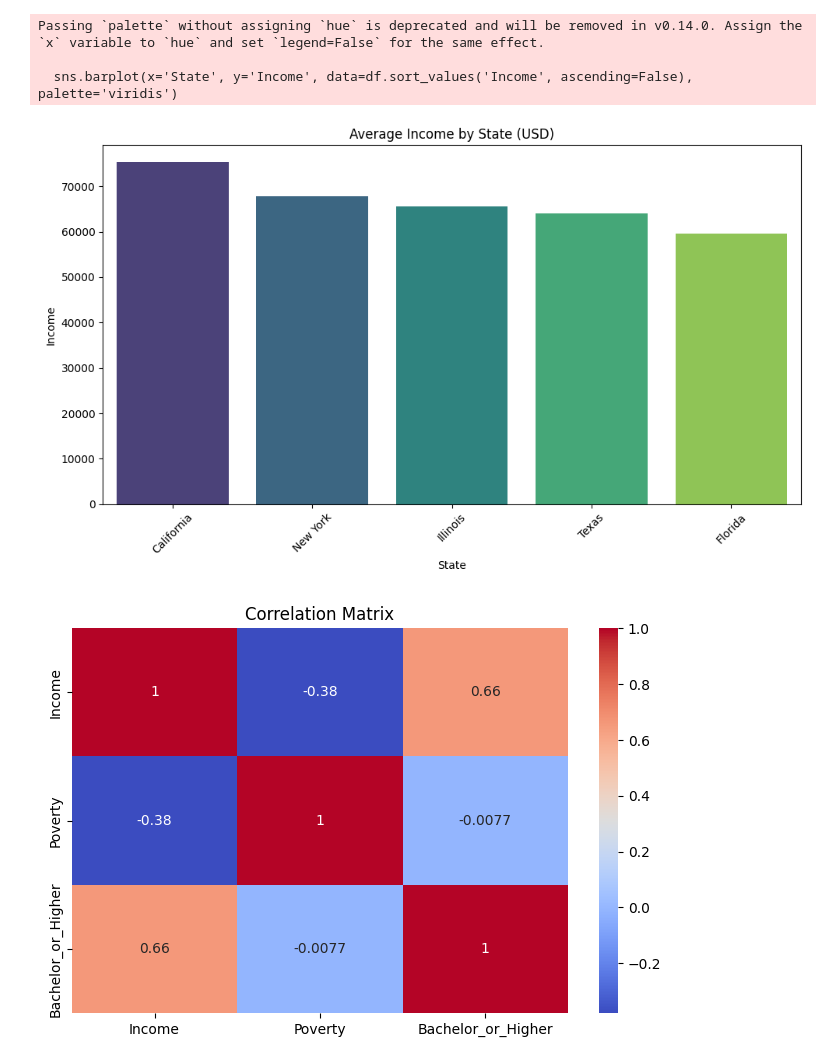
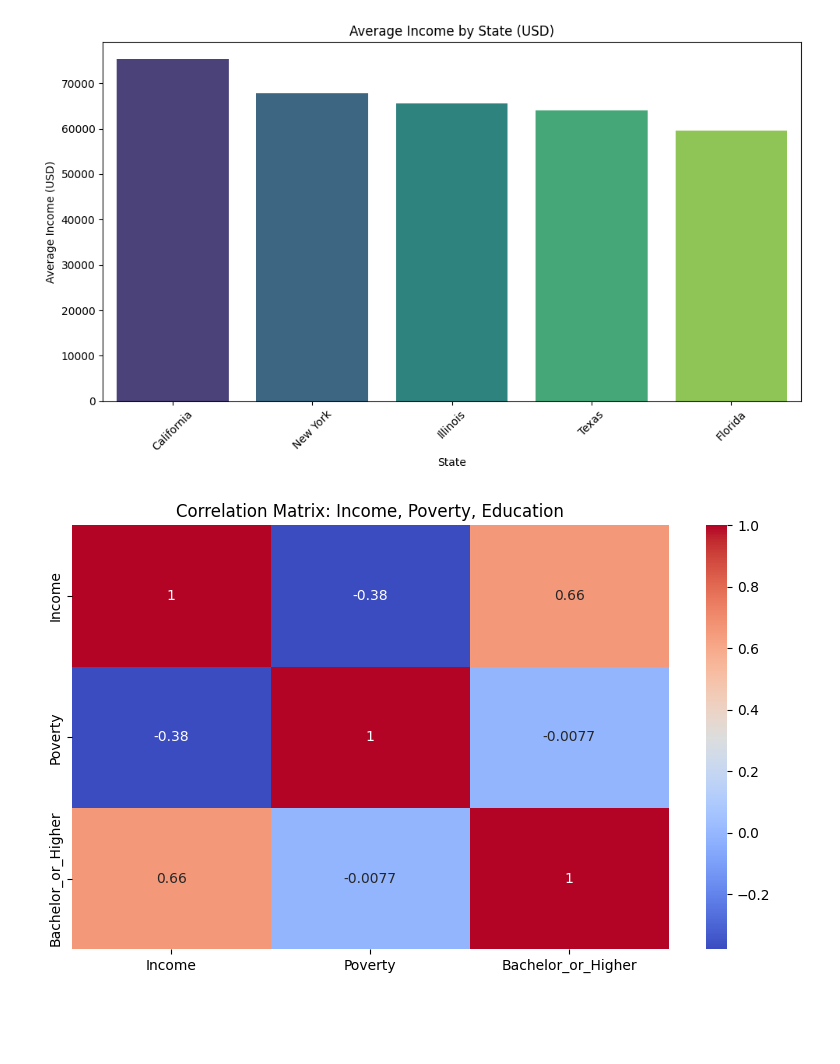
Before and after one commit to EduardoRosaTech/US-Census-Data-Analysis, a Jupyter notebook: US_Census_Data_Analysis.ipynb, the cells around one changed output. Drawn from its saved outputs; the diff is of its cells as text; code cells hidden in the pictures; blank space fills up the shorter version.

```diff
--- a/US_Census_Data_Analysis.ipynb
+++ b/US_Census_Data_Analysis.ipynb
@@ -5,52 +5,58 @@ import pandas as pd
 import matplotlib.pyplot as plt
 import seaborn as sns
 
-# Load data
+# Load dataset (adjust path if necessary)
 df = pd.read_csv('/content/us_census.csv')
 
-# Preview
-df.head()
-
-# Clean column names
+# Strip column names and check data
 df.columns = df.columns.str.strip()
-
-# Basic info
 print(df.info())
 print(df.describe())
 
-# Plot: Average income per state
+# 📊 Plot 1: Average income by state
 plt.figure(figsize=(10,6))
-sns.barplot(x='State', y='Income', data=df.sort_values('Income', ascending=False), palette='viridis')
+sns.barplot(
+    x='State',
+    y='Income',
+    data=df.sort_values('Income', ascending=False),
+    palette='viridis',
+    hue='State',      # Required to use palette
+    legend=False      # Avoid duplicate legend
+)
 plt.title('Average Income by State (USD)')
+plt.xlabel('State')
+plt.ylabel('Average Income (USD)')
 plt.xticks(rotation=45)
 plt.tight_layout()
 plt.show()
 
-# Correlation heatmap
+# 📊 Plot 2: Correlation heatmap between key variables
 plt.figure(figsize=(8,5))
-sns.heatmap(df[['Income', 'Poverty', 'Bachelor_or_Higher']].corr(), annot=True, cmap='coolwarm')
-plt.title('Correlation Matrix')
+sns.heatmap(
+    df[['Income', 'Poverty', 'Bachelor_or_Higher']].corr(),
+    annot=True,
+    cmap='coolwarm'
+)
+plt.title('Correlation Matrix: Income, Poverty, Education')
+plt.tight_layout()
 plt.show()
 # %% [output]
 <class 'pandas.core.frame.DataFrame'>
 RangeIndex: 5 entries, 0 to 4
 Data columns (total 5 columns):
  #   Column              Non-Null Count  Dtype
 ---  ------              --------------  -----
  0   State               5 non-null      object
  1   Income              5 non-null      int64
  2   Population          5 non-null      int64
  3   Poverty             5 non-null      float64
  4   Bachelor_or_Higher  5 non-null      float64
 dtypes: float64(2), int64(2), object(1)
 memory usage: 332.0+ bytes
 ... (6 lines left out)
 25%    64034.000000  2.020125e+07  12.300000           30.700000
 50%    65536.000000  2.153819e+07  13.200000           34.000000
 75%    67844.000000  2.914550e+07  13.600000           34.700000
 max    75277.000000  3.953822e+07  13.900000           37.500000
-Passing `palette` without assigning `hue` is deprecated and will be removed in v0.14.0. Assign the `x` variable to `hue` and set `legend=False` for the same effect.
-
-  sns.barplot(x='State', y='Income', data=df.sort_values('Income', ascending=False), palette='viridis')
-[figure, old version]
+[figure, new version]
-[figure, old version]
+[figure, new version]
```
